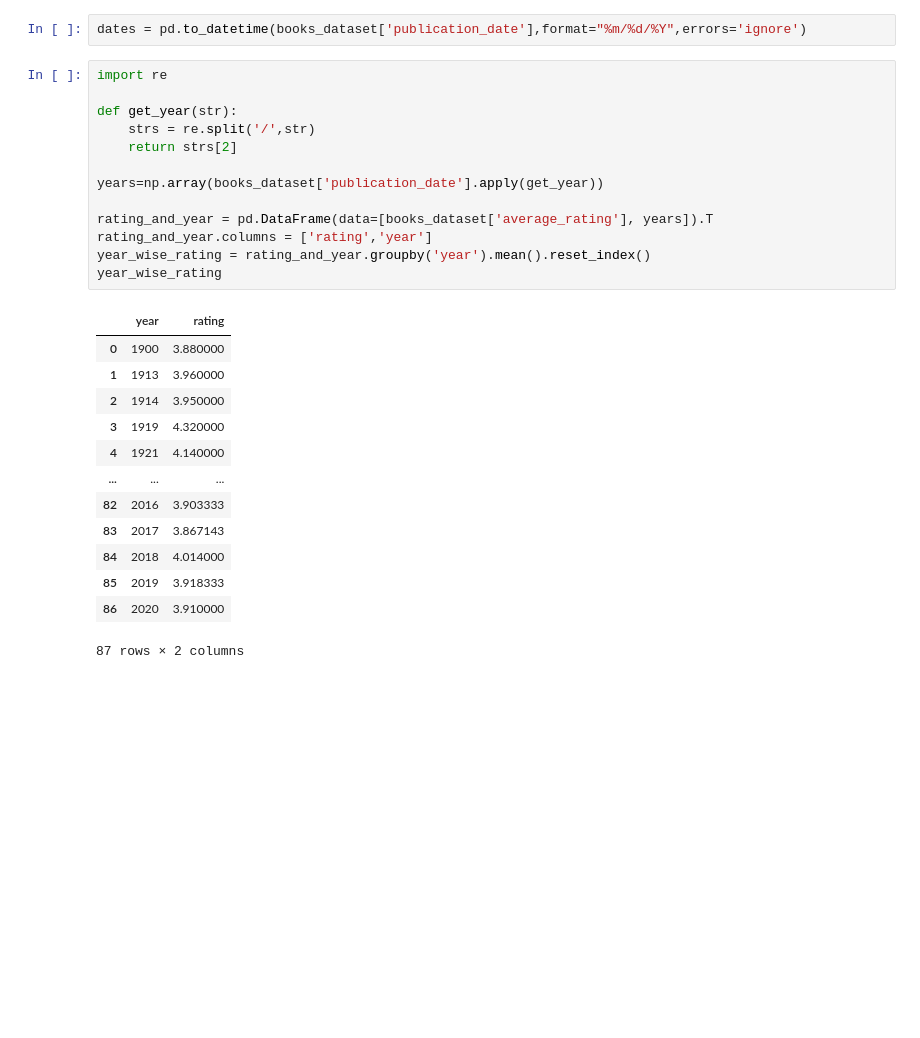
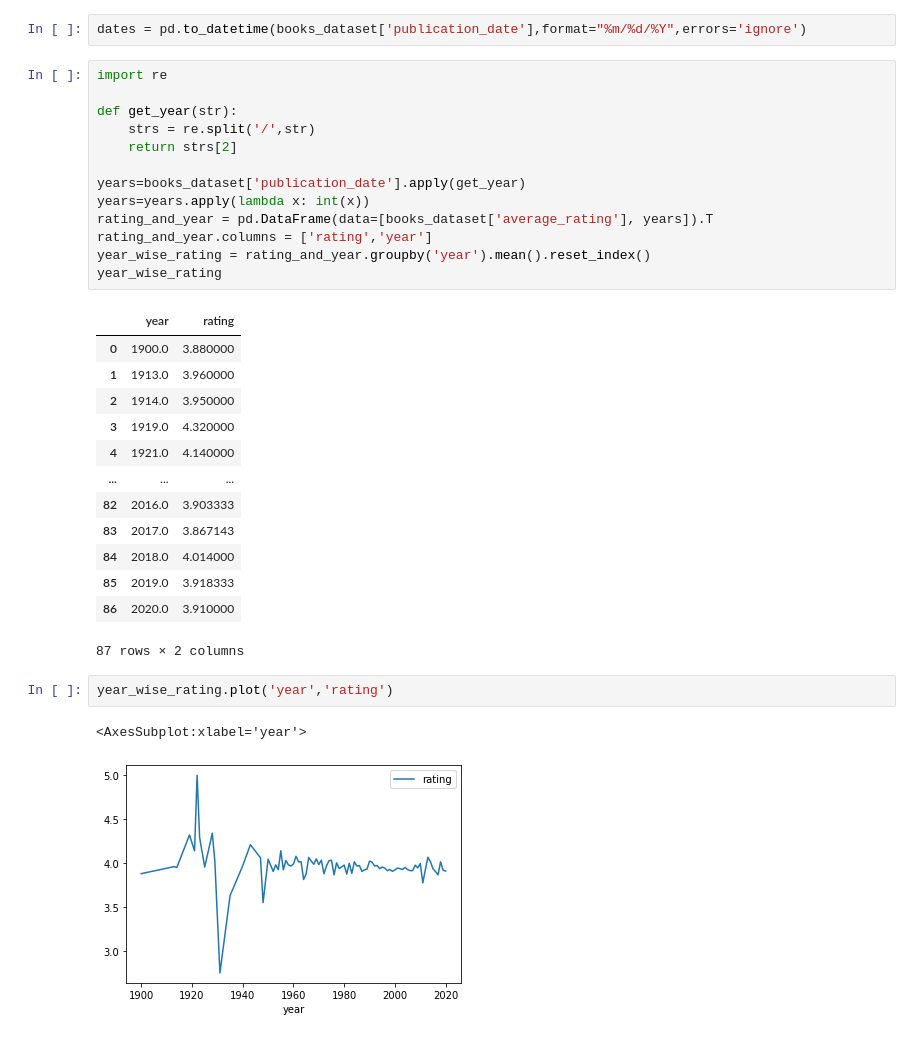
Before and after one commit to niramay447/kaggle-competitions, a Jupyter notebook: good-reads.ipynb, the cells around one changed output. Cells and saved outputs as stored; diff of their text form; blank space fills up the shorter version.

```diff
--- a/good-reads.ipynb
+++ b/good-reads.ipynb
@@ -330,23 +330,28 @@ def get_year(str):
     strs = re.split('/',str)
     return strs[2]
 
-years=np.array(books_dataset['publication_date'].apply(get_year))
-
+years=books_dataset['publication_date'].apply(get_year)
+years=years.apply(lambda x: int(x))
 rating_and_year = pd.DataFrame(data=[books_dataset['average_rating'], years]).T
 rating_and_year.columns = ['rating','year']
 year_wise_rating = rating_and_year.groupby('year').mean().reset_index()
 year_wise_rating
 # %% [output]
 |  | year | rating |
-| 0 | 1900 | 3.880000 |
-| 1 | 1913 | 3.960000 |
-| 2 | 1914 | 3.950000 |
-| 3 | 1919 | 4.320000 |
-| 4 | 1921 | 4.140000 |
+| 0 | 1900.0 | 3.880000 |
+| 1 | 1913.0 | 3.960000 |
+| 2 | 1914.0 | 3.950000 |
+| 3 | 1919.0 | 4.320000 |
+| 4 | 1921.0 | 4.140000 |
 | ... | ... | ... |
-| 82 | 2016 | 3.903333 |
-| 83 | 2017 | 3.867143 |
-| 84 | 2018 | 4.014000 |
-| 85 | 2019 | 3.918333 |
-| 86 | 2020 | 3.910000 |
+| 82 | 2016.0 | 3.903333 |
+| 83 | 2017.0 | 3.867143 |
+| 84 | 2018.0 | 4.014000 |
+| 85 | 2019.0 | 3.918333 |
+| 86 | 2020.0 | 3.910000 |
 87 rows × 2 columns
+# %%
+year_wise_rating.plot('year','rating')
+# %% [output]
+<AxesSubplot:xlabel='year'>
+[figure, added]
```
